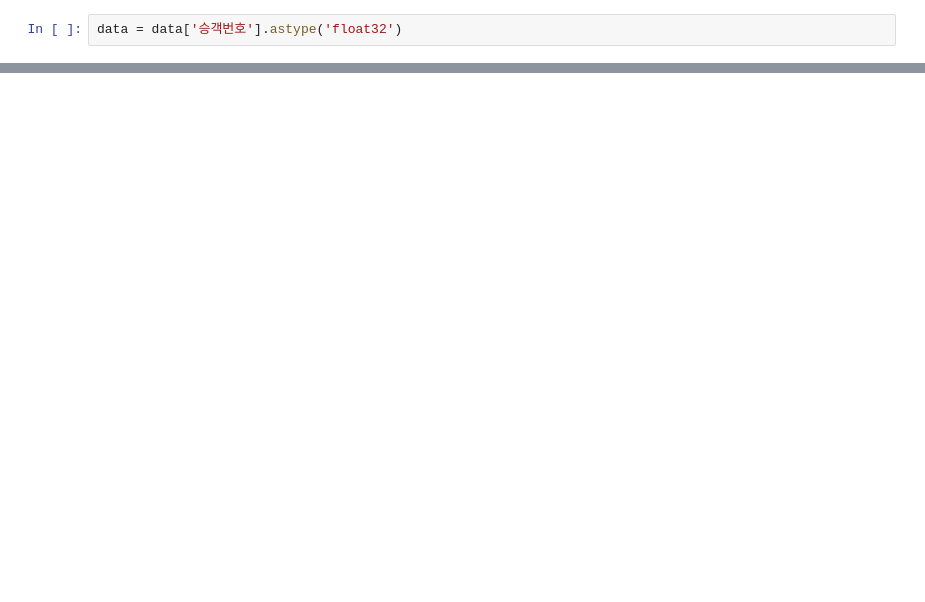
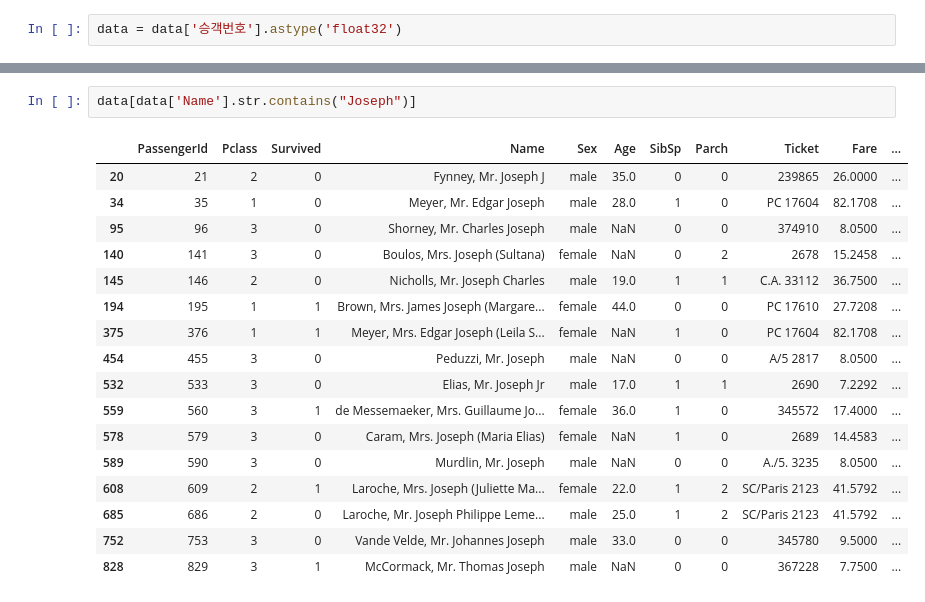
Before and after one commit to youngeunkoo/fintech_service, a Jupyter notebook: 06machine_learning/02_Pandas_사용법.ipynb, the cells around one changed output, grey strips where cells are left out. Cells and saved outputs as stored; diff of their text form; blank space fills up the shorter version.

```diff
--- a/06machine_learning/02_Pandas_사용법.ipynb
+++ b/06machine_learning/02_Pandas_사용법.ipynb
@@ -1337,0 +1565,20 @@ memory usage: 10.4 KB
+# %%
+data[data['Name'].str.contains("Joseph")]
+# %% [output]
+|  | PassengerId | Pclass | Survived | Name | Sex | Age | SibSp | Parch | Ticket | Fare | ... |
+| 20 | 21 | 2 | 0 | Fynney, Mr. Joseph J | male | 35.0 | 0 | 0 | 239865 | 26.0000 | ... |
+| 34 | 35 | 1 | 0 | Meyer, Mr. Edgar Joseph | male | 28.0 | 1 | 0 | PC 17604 | 82.1708 | ... |
+| 95 | 96 | 3 | 0 | Shorney, Mr. Charles Joseph | male | NaN | 0 | 0 | 374910 | 8.0500 | ... |
+| 140 | 141 | 3 | 0 | Boulos, Mrs. Joseph (Sultana) | female | NaN | 0 | 2 | 2678 | 15.2458 | ... |
+| 145 | 146 | 2 | 0 | Nicholls, Mr. Joseph Charles | male | 19.0 | 1 | 1 | C.A. 33112 | 36.7500 | ... |
+| 194 | 195 | 1 | 1 | Brown, Mrs. James Joseph (Margare... | female | 44.0 | 0 | 0 | PC 17610 | 27.7208 | ... |
+| 375 | 376 | 1 | 1 | Meyer, Mrs. Edgar Joseph (Leila S... | female | NaN | 1 | 0 | PC 17604 | 82.1708 | ... |
+| 454 | 455 | 3 | 0 | Peduzzi, Mr. Joseph | male | NaN | 0 | 0 | A/5 2817 | 8.0500 | ... |
+| 532 | 533 | 3 | 0 | Elias, Mr. Joseph Jr | male | 17.0 | 1 | 1 | 2690 | 7.2292 | ... |
+| 559 | 560 | 3 | 1 | de Messemaeker, Mrs. Guillaume Jo... | female | 36.0 | 1 | 0 | 345572 | 17.4000 | ... |
+| 578 | 579 | 3 | 0 | Caram, Mrs. Joseph (Maria Elias) | female | NaN | 1 | 0 | 2689 | 14.4583 | ... |
+| 589 | 590 | 3 | 0 | Murdlin, Mr. Joseph | male | NaN | 0 | 0 | A./5. 3235 | 8.0500 | ... |
+| 608 | 609 | 2 | 1 | Laroche, Mrs. Joseph (Juliette Ma... | female | 22.0 | 1 | 2 | SC/Paris 2123 | 41.5792 | ... |
+| 685 | 686 | 2 | 0 | Laroche, Mr. Joseph Philippe Leme... | male | 25.0 | 1 | 2 | SC/Paris 2123 | 41.5792 | ... |
+| 752 | 753 | 3 | 0 | Vande Velde, Mr. Johannes Joseph | male | 33.0 | 0 | 0 | 345780 | 9.5000 | ... |
+| 828 | 829 | 3 | 1 | McCormack, Mr. Thomas Joseph | male | NaN | 0 | 0 | 367228 | 7.7500 | ... |
```
Also changed, not shown: parts of 73 cells of this notebook, 2 other files.
